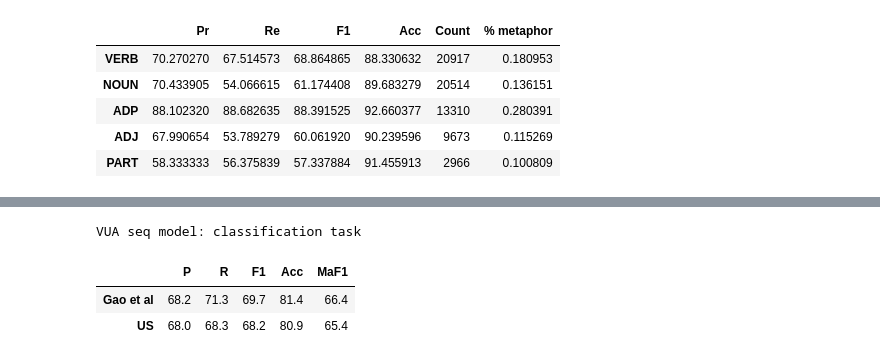
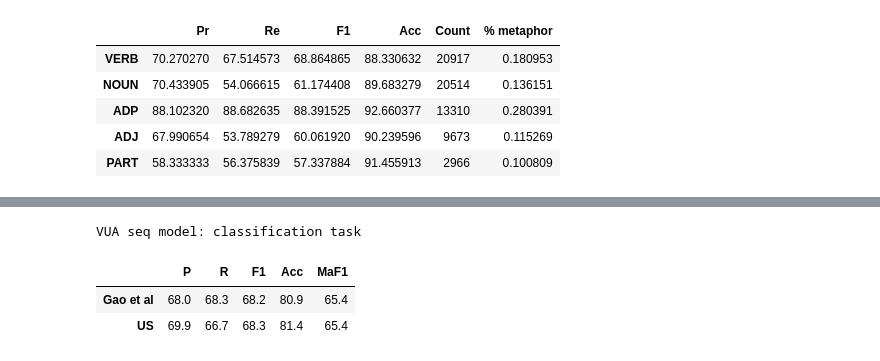
Before and after one commit to cmsc-25700/metaphor-detection, a Jupyter notebook: notebooks/sequence/replicate_vua_seq_model_for_classification.ipynb, the cells around one changed output, grey strips where cells are left out. Saved outputs shown, nothing was run; the diff lists cells and outputs as text; code cells hidden in the pictures.

```diff
--- a/notebooks/sequence/replicate_vua_seq_model_for_classification.ipynb
+++ b/notebooks/sequence/replicate_vua_seq_model_for_classification.ipynb
@@ -554,4 +532,4 @@ seq_test_pred[0:2]
 # %%
-get_performance_VUAverb_test(data_dir,seq_test_pred)
+macro_avg_performance, overall_verb_performance = get_performance_VUAverb_test(data_dir, seq_test_pred)
 # %% [output]
 Tagging model performance on test-verb: genre
@@ -571,3 +542,6 @@ maF1
+# %%
+macro_F1 = macro_avg_performance[2]
+classification_performance = np.append(overall_verb_performance, macro_F1)
 # %%
 get_performance_VUA_test(data_dir,seq_test_pred)
 # %% [output]
@@ -582,13 +556,13 @@ array([72.23793493, 70.69732422, 71.41890671, 93.46544995])
 # %%
-gao_scores_verb = [68.2, 71.3, 69.7, 81.4, 66.4]
-our_scores_verb = [68.0, 68.3, 68.2, 80.9, 65.4]
+gao_scores_verb = [68.0, 68.3, 68.2, 80.9, 65.4]
+our_scores_verb = classification_performance
 our_scores_verb = [round(score,1) for score in our_scores_verb]
 all_scores_verb = [gao_scores_verb, our_scores_verb]
 all_scores_verb_df = pd.DataFrame(all_scores_verb, columns= ['P', 'R', 'F1', 'Acc', 'MaF1'], index=['Gao et al', 'US'])
 print("VUA seq model: classification task\n")
 all_scores_verb_df
 # %% [output]
 VUA seq model: classification task
 |  | P | R | F1 | Acc | MaF1 |
-| Gao et al | 68.2 | 71.3 | 69.7 | 81.4 | 66.4 |
-| US | 68.0 | 68.3 | 68.2 | 80.9 | 65.4 |
+| Gao et al | 68.0 | 68.3 | 68.2 | 80.9 | 65.4 |
+| US | 69.9 | 66.7 | 68.3 | 81.4 | 65.4 |
```
Also changed, not shown: parts of 7 cells of this notebook, 1 other file.
